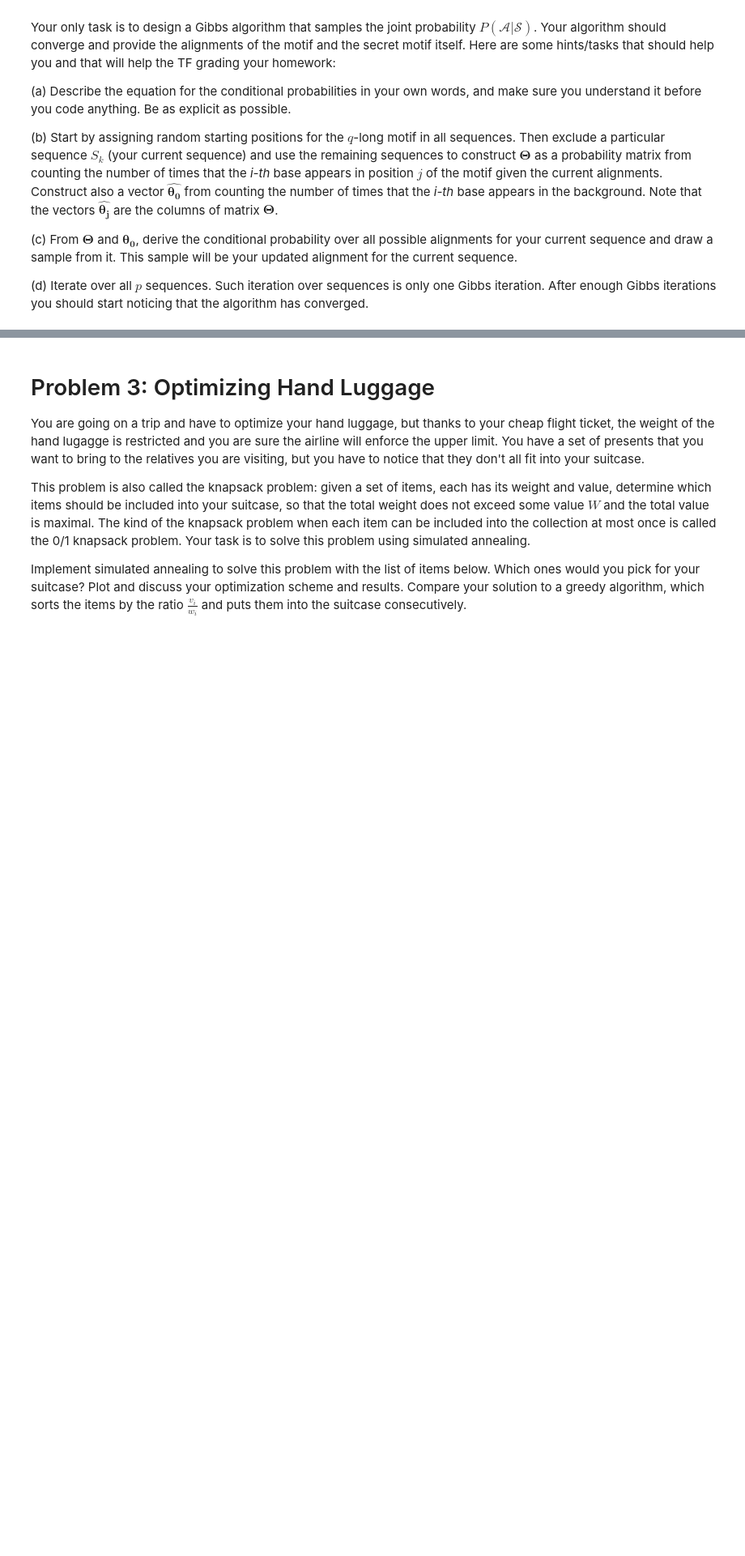
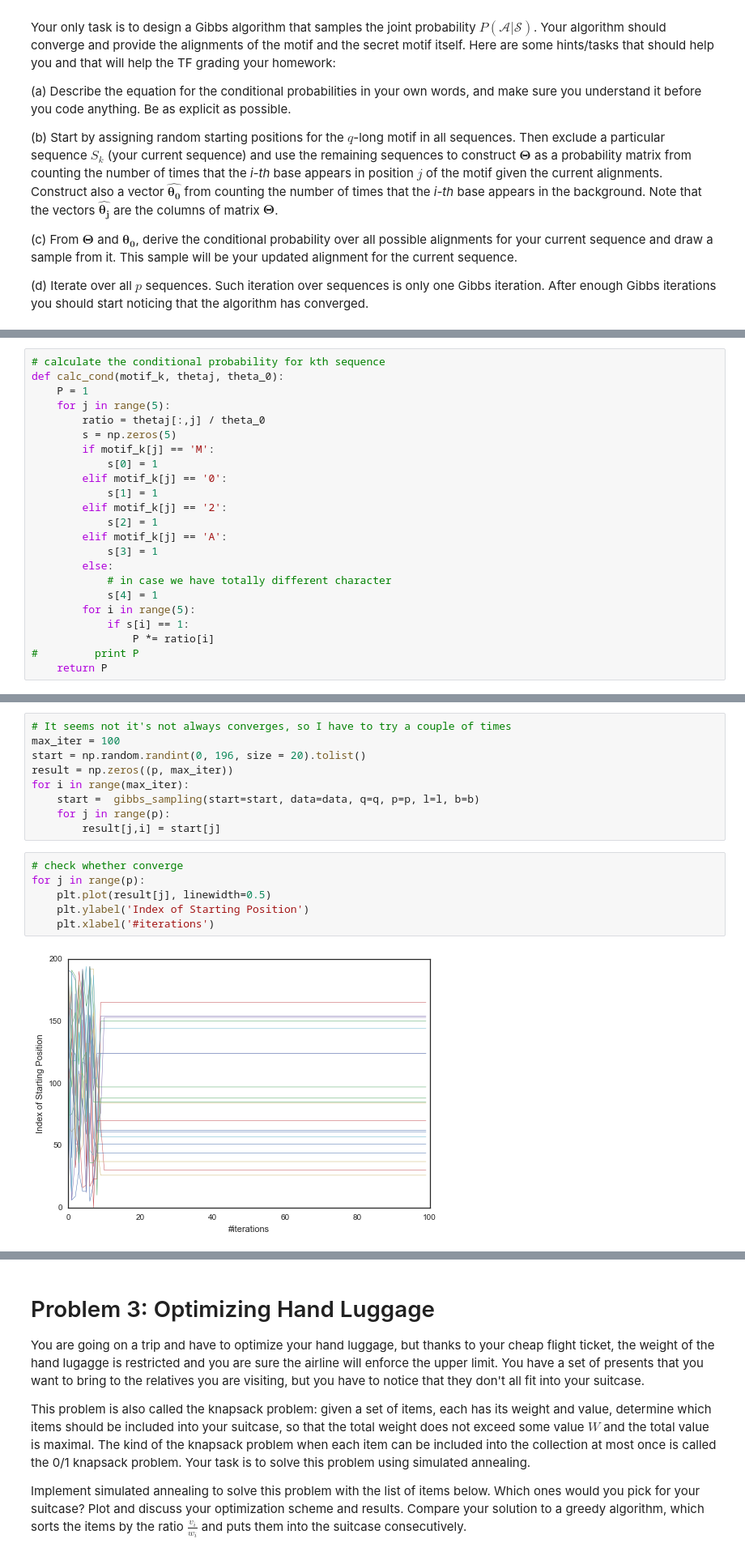
Before and after one commit to xdai1091/2016, a Jupyter notebook: Homework/AM207_Xingchi_Dai_HW3.ipynb, the cells around one changed output, grey strips where cells are left out. Shown: that part at 81% size. Saved outputs shown, nothing was run; the diff lists cells and outputs as text; blank space fills up the shorter version.

```diff
--- a/Homework/AM207_Xingchi_Dai_HW3.ipynb
+++ b/Homework/AM207_Xingchi_Dai_HW3.ipynb
@@ -100,0 +243,23 @@ Your only task is to design a Gibbs algorithm that samples the joint probability
+# %%
+# calculate the conditional probability for kth sequence
+def calc_cond(motif_k, thetaj, theta_0):
+    P = 1
+    for j in range(5):
+        ratio = thetaj[:,j] / theta_0
+        s = np.zeros(5)
+        if motif_k[j] == 'M':
+            s[0] = 1
+        elif motif_k[j] == '0':
+            s[1] = 1
+        elif motif_k[j] == '2':
+            s[2] = 1
+        elif motif_k[j] == 'A':
+            s[3] = 1
+        else:
+            # in case we have totally different character
+            s[4] = 1
+        for i in range(5):
+            if s[i] == 1:
+                P *= ratio[i]
+#         print P
+    return P
@@ -100,0 +320,17 @@ Your only task is to design a Gibbs algorithm that samples the joint probability
+# %%
+# It seems not it's not always converges, so I have to try a couple of times
+max_iter = 100
+start = np.random.randint(0, 196, size = 20).tolist()
+result = np.zeros((p, max_iter))
+for i in range(max_iter):
+    start =  gibbs_sampling(start=start, data=data, q=q, p=p, l=l, b=b)
+    for j in range(p):
+        result[j,i] = start[j]
+# %%
+# check whether converge
+for j in range(p):
+    plt.plot(result[j], linewidth=0.5)
+    plt.ylabel('Index of Starting Position')
+    plt.xlabel('#iterations')
+# %% [output]
+[figure, added]
```
Also changed, not shown: parts of 40 cells of this notebook, 1 other file.
